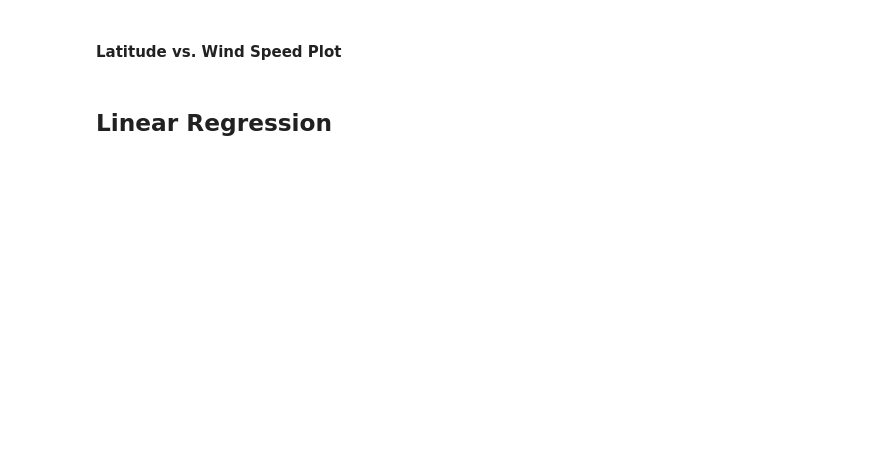
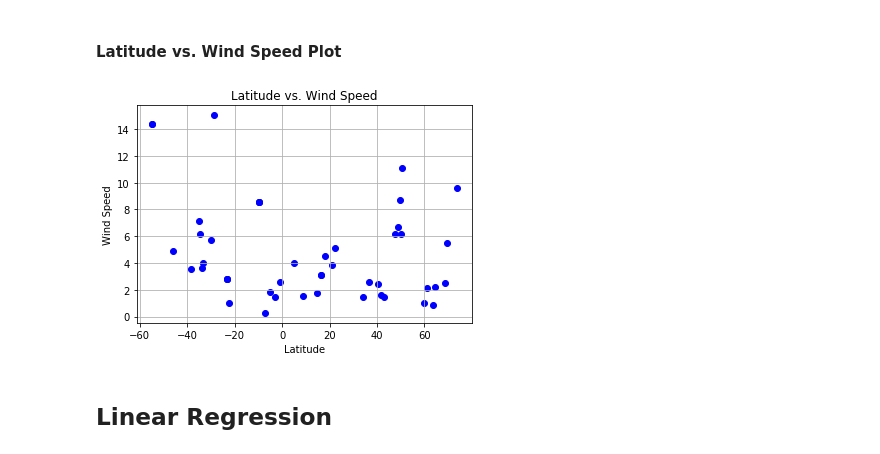
Before and after one commit to msfa12th/python-api-challenge, a Jupyter notebook: WeatherPy/WeatherPy.ipynb, the cells around one changed output. Saved outputs shown, nothing was run; the diff lists cells and outputs as text; code cells hidden in the pictures; blank space fills up the shorter version.

```diff
--- a/WeatherPy/WeatherPy.ipynb
+++ b/WeatherPy/WeatherPy.ipynb
@@ -170,14 +221,17 @@ plt.show()
 # %%
 #scatter plot
 plt.ylabel("Wind Speed")
 plt.xlabel("Latitude")
 plt.title("Latitude vs. Wind Speed")
 
-plt.scatter(weather_data[lat],weather_data[wind],color="blue",marker="o")
+plt.scatter(weather_data["lat"],weather_data["wind speed"],color="blue",marker="o")
+plt.grid()
+#plt.legend(loc=2)
+plt.savefig('figure_4_Latitude_vs_WindSpeed.pdf', dpi=300)
 
-plt.legend(loc=2)
-plt.savefig('figure_4_Latitude_vs_WindSpeed.pdf', dpi=300)
 plt.show()
+# %% [output]
+[figure, added]
 # %% [markdown]
 ## Linear Regression
 # %%
```
Also changed, not shown: parts of 9 cells of this notebook, 7 other files.
